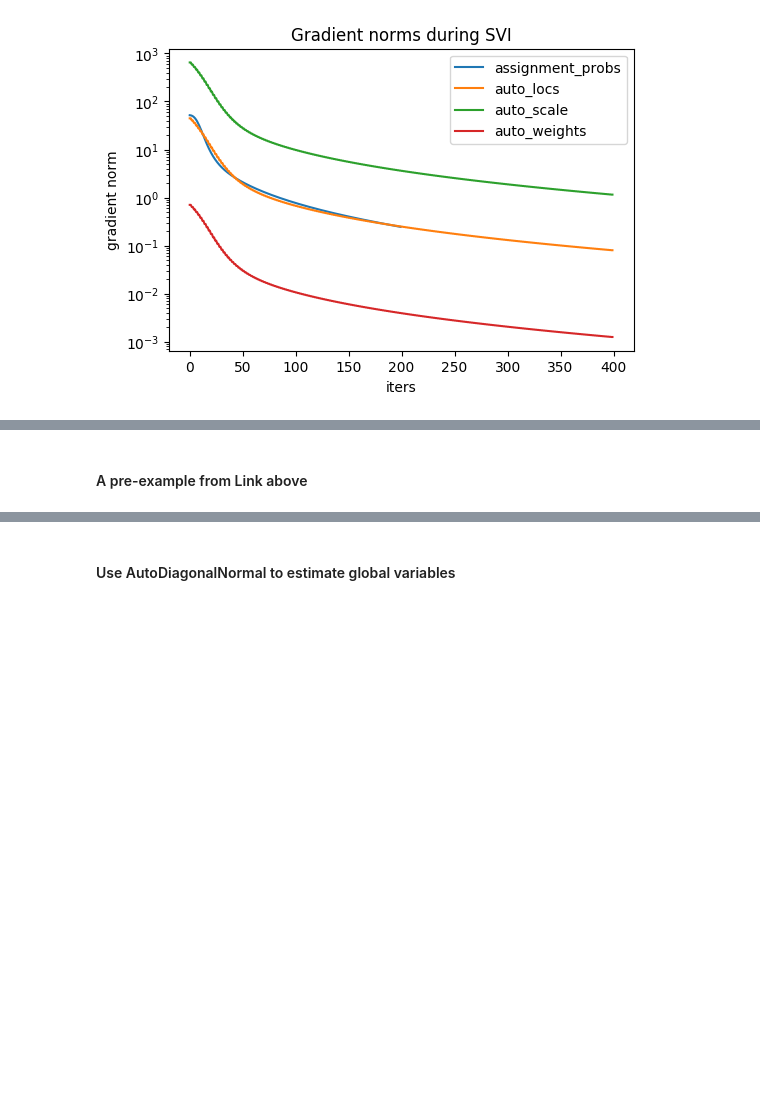
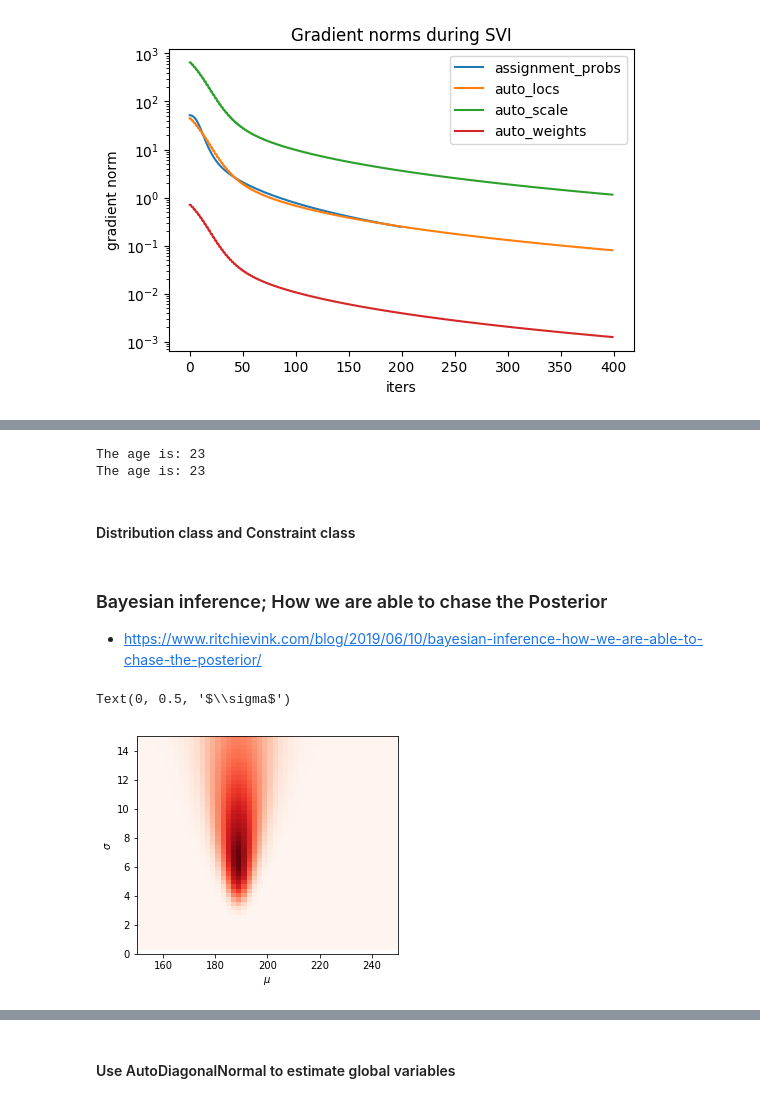
Before and after one commit to MengyaoHuang/Pyro-Study, a Jupyter notebook: GMM_modification.ipynb, the cells around one changed output, grey strips where cells are left out. Cells and saved outputs as stored; diff of their text form; code cells hidden in the pictures; blank space fills up the shorter version.

```diff
--- a/GMM_modification.ipynb
+++ b/GMM_modification.ipynb
@@ -502,5 +451,23 @@ from pyro.optim import Adam
 # class JitTraceEnum_ELBO(num_particles=1, max_iarange_nesting=inf, strict_enumeration_warning=True)
 # Bases: pyro.infer.traceenum_elbo.TraceEnum_ELBO
 # Like TraceEnum_ELBO but uses pyro.ops.jit.compile() to compile loss_and_grads()
-# %% [markdown]
-#### A pre-example from Link above
+# %%
+# getattr() Parameters
+# The getattr() method takes multiple parameters:
+## object - object whose named attribute's value is to be returned
+## name - string that contains the attribute's name
+## default (Optional) - value that is returned when the named attribute is not found
+
+# example
+class Person:
+    age = 23
+    name = "Adam"
+
+person = Person()
+print('The age is:', getattr(person, "age"))
+print('The age is:', person.age)
+# %% [output]
+The age is: 23
+The age is: 23
+# %% [markdown]
+#### Distribution class and Constraint class
@@ -506,0 +530,25 @@ from pyro.optim import Adam
+# %% [markdown]
+### Bayesian inference; How we are able to chase the Posterior
+- https://www.ritchievink.com/blog/2019/06/10/bayesian-inference-how-we-are-able-to-chase-the-posterior/
+# %%
+import numpy as np
+import matplotlib.pyplot as plt
+from scipy import stats
+
+lengths = np.array([195, 182])
+# lets create a grid of our two parameters
+mu_te = np.linspace(150, 250)
+sigma_te = np.linspace(0, 15)[::-1]
+mm, ss = np.meshgrid(mu_te, sigma_te)  # just broadcasted parameters
+
+likelihood = stats.norm(mm, ss).pdf(lengths[0]) * stats.norm(mm, ss).pdf(lengths[1])
+aspect = mm.max() / ss.max() / 3
+extent = [mm.min(), mm.max(), ss.min(), ss.max()]
+# extent = left right bottom top
+
+plt.imshow(likelihood, cmap='Reds', aspect=aspect, extent=extent)
+plt.xlabel(r'$\mu$')
+plt.ylabel(r'$\sigma$')
+# %% [output]
+Text(0, 0.5, '$\\sigma$')
+[figure, added]
```
Also changed, not shown: parts of 49 cells of this notebook.
